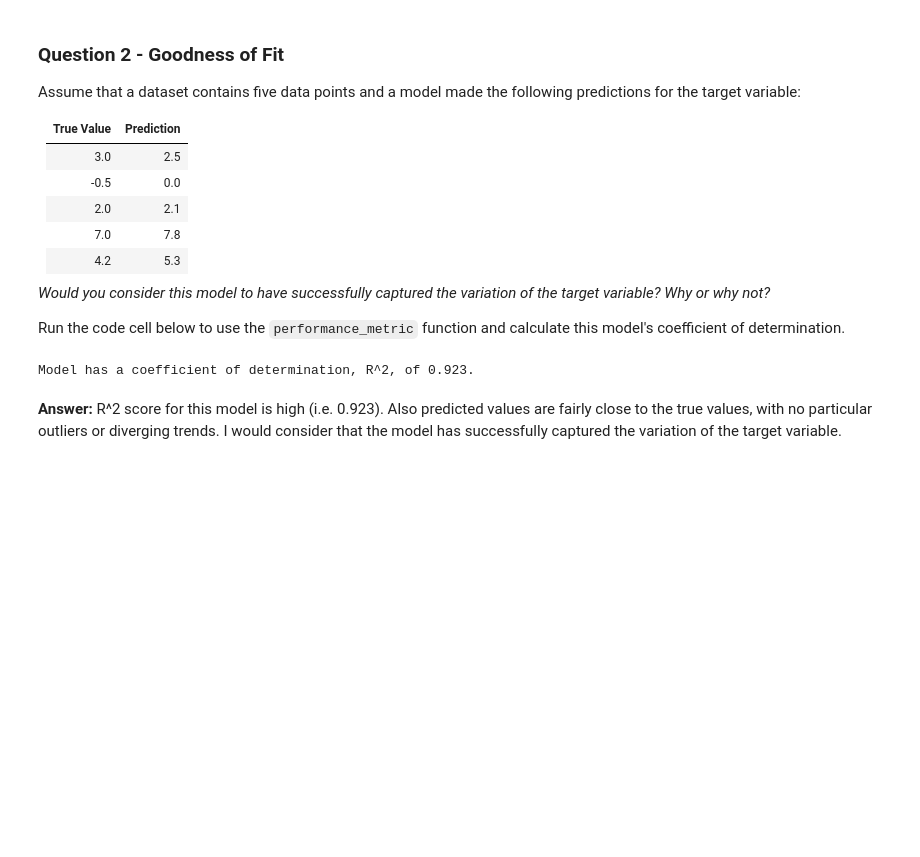
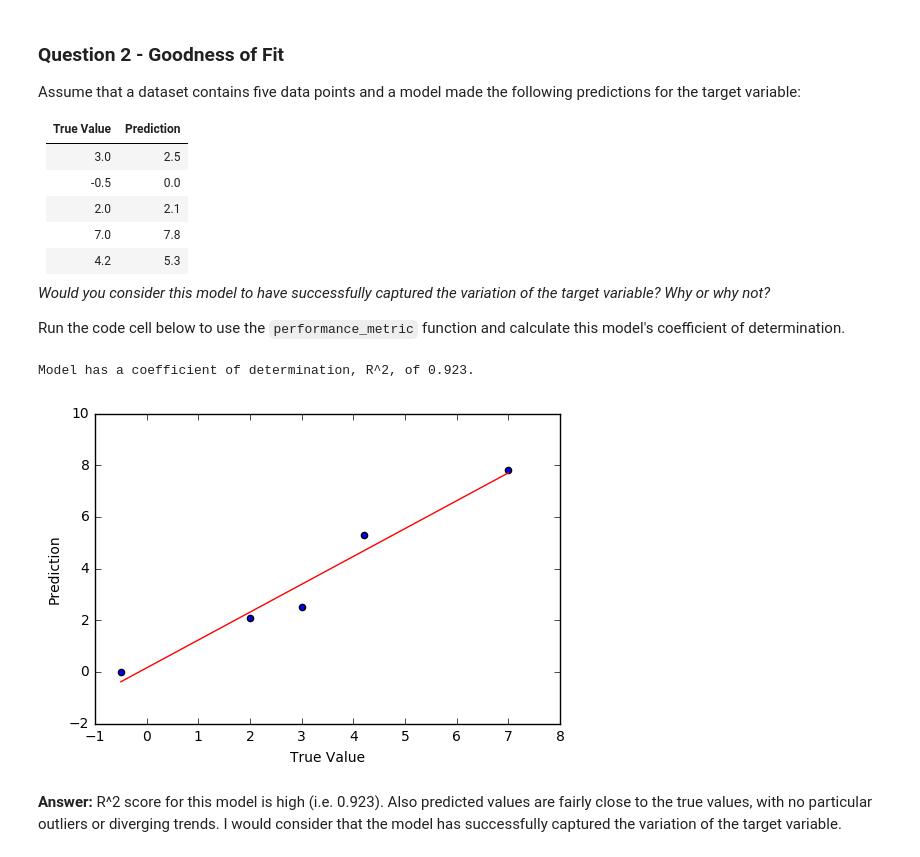
Before and after one commit to hemantdeshpande/udacity-mlnd, a Jupyter notebook: boston_housing/boston_housing.ipynb, the cells around one changed output. Cells and saved outputs as stored; diff of their text form; code cells hidden in the pictures; blank space fills up the shorter version.

```diff
--- a/boston_housing/boston_housing.ipynb
+++ b/boston_housing/boston_housing.ipynb
@@ -141,9 +175,21 @@ Run the code cell below to use the `performance_metric` function and calculate t
 # %%
 # Calculate the performance of this model
 score = performance_metric([3, -0.5, 2, 7, 4.2], [2.5, 0.0, 2.1, 7.8, 5.3])
 print "Model has a coefficient of determination, R^2, of {:.3f}.".format(score)
+
+true = [3, -0.5, 2, 7, 4.2]
+pred = [2.5, 0.0, 2.1, 7.8, 5.3]
+plt.scatter(true,pred)
+z = np.polyfit(true, pred, 1)
+f = np.poly1d(z)
+xaxis = np.linspace(-0.5, 7)
+plt.plot(xaxis, f(xaxis), color='red', linewidth=1)
+plt.xlabel('True Value')
+plt.ylabel('Prediction')
+plt.show()
 # %% [output]
 Model has a coefficient of determination, R^2, of 0.923.
+[figure, added]
 # %% [markdown]
 **Answer:** R^2 score for this model is high (i.e. 0.923). Also predicted values are fairly close to the true values, with no particular outliers or diverging trends. I would consider that the model has successfully captured the variation of the target variable.
 # %% [markdown]
```
Also changed, not shown: parts of 5 cells of this notebook, 1 other file.
